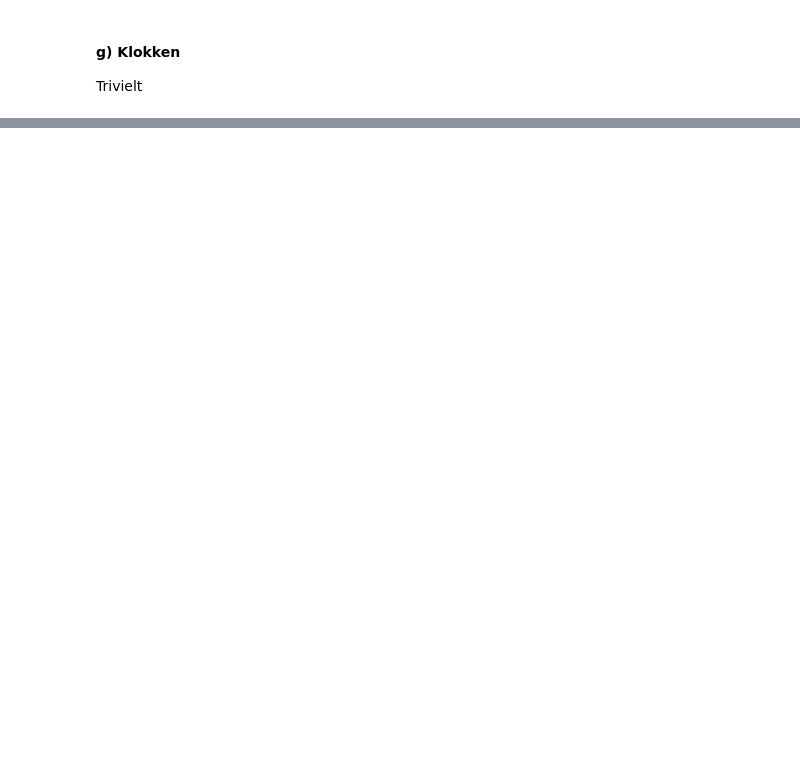
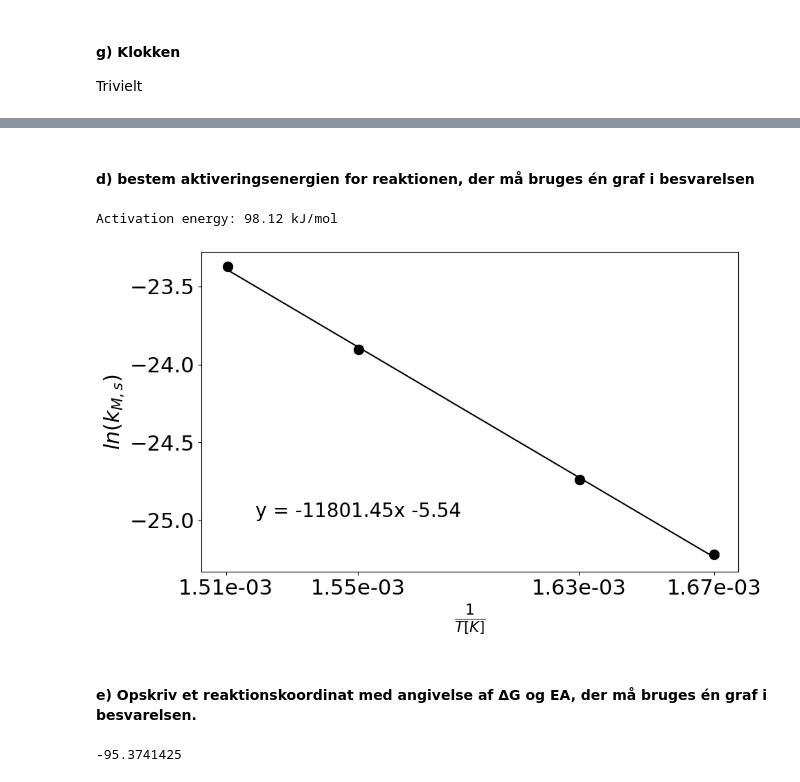
Before and after one commit to SteenBender/nanokemi, a Jupyter notebook: løsninger/prøveeksamen.ipynb, the cells around one changed output, grey strips where cells are left out. Saved outputs shown, nothing was run; the diff lists cells and outputs as text; code cells hidden in the pictures; blank space fills up the shorter version.

```diff
--- a/løsninger/prøveeksamen.ipynb
+++ b/løsninger/prøveeksamen.ipynb
@@ -231,0 +356,17 @@ Trivielt
+# %%
+M_func = lambda T: 62.364 * T
+temps = [326, 342, 370, 388]
+temps_kelvin = [T + 273.15 for T in temps]
+k = [2.5e-5, 4.15e-5, 1e-4, 1.75e-4]
+scalers = [M_func(T) for T in temps_kelvin]
+
+simple_dict = dict(
+    temps=temps, temps_kelvin=temps_kelvin, k_torr_min=k, scalers_M_min=scalers
+)
+df = pd.DataFrame(simple_dict)
+
+df["k_M_min"] = df["k_torr_min"] * 1 / df["scalers_M_min"]
+df["k_M_sec"] = df["k_M_min"] * 1 / 60
+df["ln(k_M_sec)"] = np.log(df["k_M_sec"])
+df["Delta_G"] = -150.5 - df["temps_kelvin"] * (-87.55 / 1000)
+df
@@ -231,0 +379,31 @@ Trivielt
+# %% [markdown]
+#### d) bestem aktiveringsenergien for reaktionen, der må bruges én graf i besvarelsen
+# %%
+fig, ax = plt.subplots(figsize=(10, 6))
+x = 1 / df["temps_kelvin"]
+y = df["ln(k_M_sec)"]
+
+linear_fit = np.polyfit(x, y, 1)
+ax.plot(x, np.polyval(linear_fit, x), color="black", label="linear fit")
+ax.scatter(np.round(x.values, 6), y, s=100, color="black")
+# Lower the decimal places to 2 for the x axis and lower font size
+ax.xaxis.set_major_formatter("{:.2e}".format)
+ax.set_xticks(x)
+text = f"y = {linear_fit[0]:.2f}x {linear_fit[1]:.2f}\n"
+
+ax.text(0.1, 0.1, text, fontsize=20, transform=ax.transAxes)
+ax.set_xlabel(r"$\frac{1}{T[K]}$")
+ax.set_ylabel(r"$ln(k_{M,s})$")
+
+R = 8.3145
+Ea = -linear_fit[0] * R / 1000
+print(f"Activation energy: {Ea:.2f} kJ/mol")
+# %% [output]
+Activation energy: 98.12 kJ/mol
+[figure, added]
+# %% [markdown]
+#### e) Opskriv et reaktionskoordinat med angivelse af ΔG og EA, der må bruges én graf i besvarelsen.
+# %%
+df["Delta_G"].mean()
+# %% [output]
+-95.3741425
```
Also changed, not shown: parts of 43 cells of this notebook, 1 other file.
